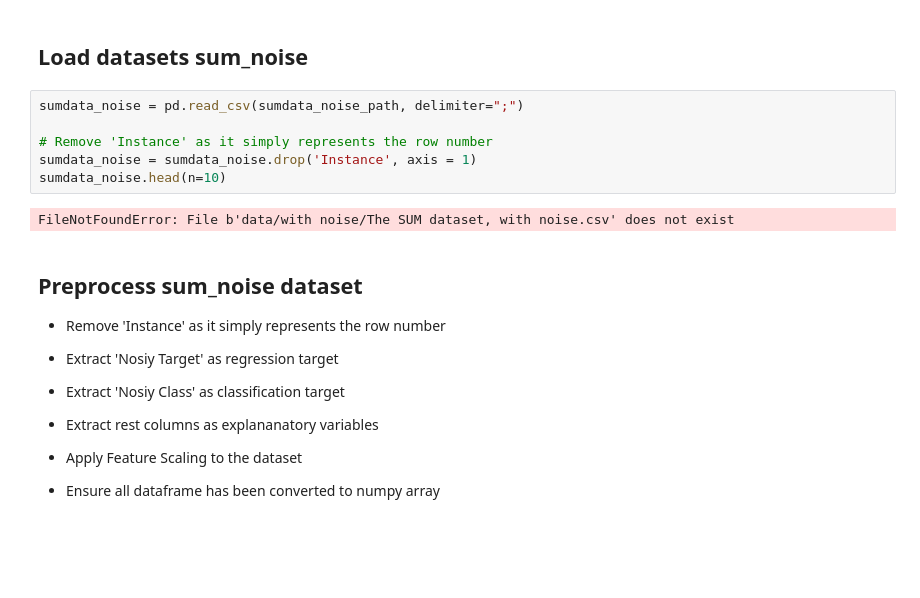
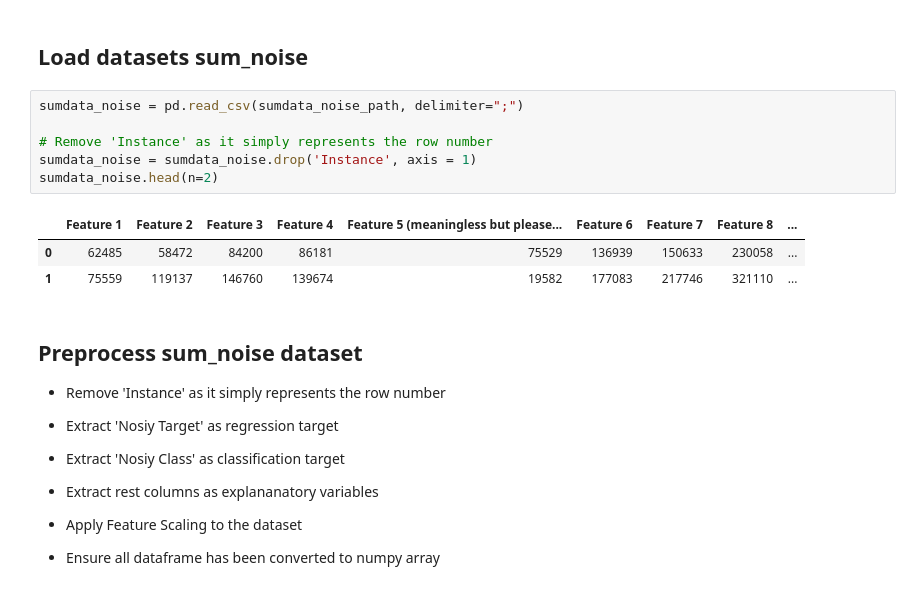
Before and after one commit to Jibinxavier/CS7CS4Machine-Learning, a Jupyter notebook: task1 (performance by dataset size), team_11/task1, team_11, performance by dataset size, source code/task1-census-houseSales.ipynb, the cells around one changed output. Saved outputs shown, nothing was run; the diff lists cells and outputs as text; blank space fills up the shorter version.

```diff
--- a/task1 (performance by dataset size), team_11/task1, team_11, performance by dataset size, source code/task1-census-houseSales.ipynb
+++ b/task1 (performance by dataset size), team_11/task1, team_11, performance by dataset size, source code/task1-census-houseSales.ipynb
@@ -30,11 +34,13 @@ housing_sales_path ="data/kc_house_data.csv"
 # %%
 sumdata_noise = pd.read_csv(sumdata_noise_path, delimiter=";")
 
 # Remove 'Instance' as it simply represents the row number
 sumdata_noise = sumdata_noise.drop('Instance', axis = 1)
-sumdata_noise.head(n=10)
+sumdata_noise.head(n=2)
 # %% [output]
-FileNotFoundError: File b'data/with noise/The SUM dataset, with noise.csv' does not exist
+|  | Feature 1 | Feature 2 | Feature 3 | Feature 4 | Feature 5 (meaningless but please... | Feature 6 | Feature 7 | Feature 8 | ... |
+| 0 | 62485 | 58472 | 84200 | 86181 | 75529 | 136939 | 150633 | 230058 | ... |
+| 1 | 75559 | 119137 | 146760 | 139674 | 19582 | 177083 | 217746 | 321110 | ... |
 # %% [markdown]
 ## Preprocess sum_noise dataset
 
```
Also changed, not shown: parts of 6 cells of this notebook, 1 other file.
